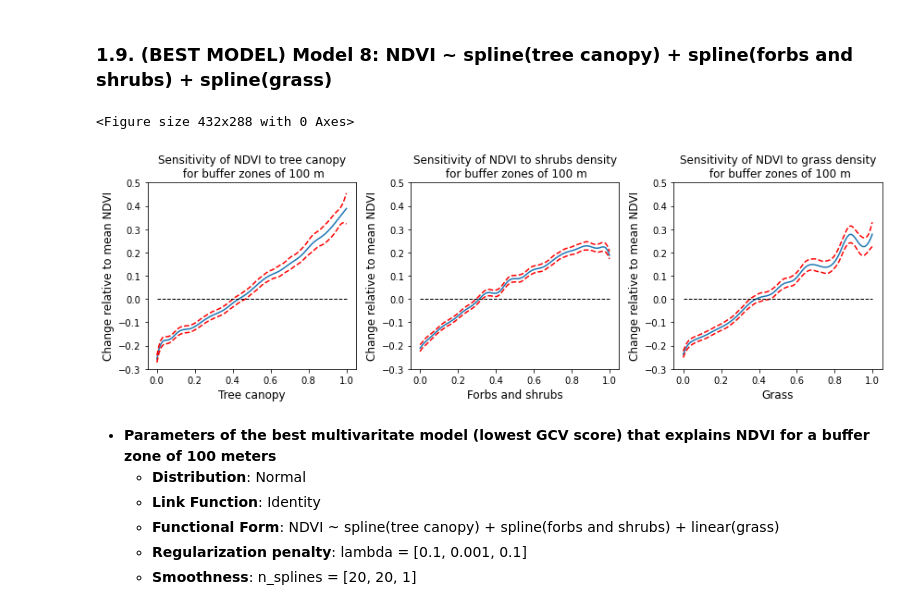
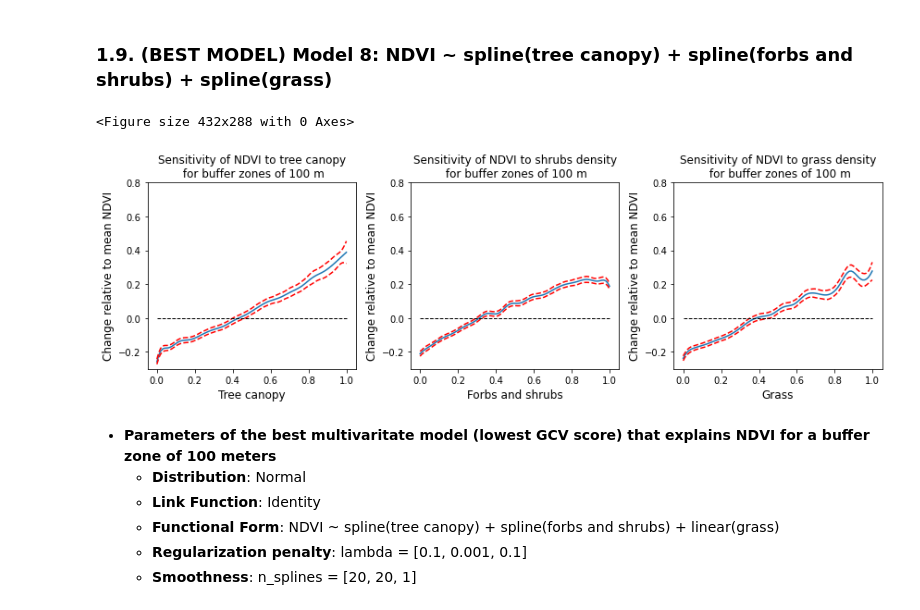
Before and after one commit to alexdelai/NDVI-dimist, a Jupyter notebook: 4_multivariate_analysis_ndvi_2.ipynb, the cells around one changed output. Saved outputs shown, nothing was run; the diff lists cells and outputs as text; code cells hidden in the pictures.

Commit message:
updated multivariate plots

```diff
--- a/4_multivariate_analysis_ndvi_2.ipynb
+++ b/4_multivariate_analysis_ndvi_2.ipynb
@@ -348,35 +348,35 @@ github.com/dswah/pyGAM/issues/163
 # %%
 ## plotting
 plt.figure();
 fig, axs = plt.subplots(1,3,figsize=(12,4));
 
 titles = ['Sensitivity of NDVI to tree canopy\n for buffer zones of 100 m',
           'Sensitivity of NDVI to shrubs density\n for buffer zones of 100 m',
           'Sensitivity of NDVI to grass density\n for buffer zones of 100 m']
 x_labels = ['Tree canopy', 'Forbs and shrubs', 'Grass']
 for i, ax in enumerate(axs):
     XX = ndvi_100_8.generate_X_grid(term=i)
     ax.plot(XX[:, i], ndvi_100_8.partial_dependence(term=i, X=XX))
     ax.plot(XX[:, i], ndvi_100_8.partial_dependence(term=i, X=XX, width=.95)[1], c='r', ls='--')
-    ax.set_ylim(-0.3, 0.5)
+    ax.set_ylim(-0.3, 0.8)
     ax.set_xticks(list(ax.get_xticks()))
     #ax.get_yaxis().get_major_formatter().set_useOffset(False)
     ax.hlines(y=0, xmin=0, xmax=1, linewidth=1, color='black', linestyle='--')
     ax.set_ylabel('Change relative to mean NDVI', fontsize=12)
     ax.set_xlabel(x_labels[i], fontsize=12)
     ax.set_title(titles[i], fontsize=12);
 
 # non-overlapping subplots
 plt.tight_layout()
 
 # save the figure
 plt.savefig('thesis_project/visualizations/modelling/multivariate/gam_ndvi_100_best_plot_2.png', dpi=300, bbox_inches='tight')
 im.open('thesis_project/visualizations/modelling/multivariate/gam_ndvi_100_best_plot_2.png').save('thesis_project/visualizations/modelling/multivariate/gam_ndvi_100_best_plot_2.bmp')
 
 plt.show()
 # %% [output]
 <Figure size 432x288 with 0 Axes>
-[figure, old version]
+[figure, new version]
 # %% [markdown]
 - **Parameters of the best multivaritate model (lowest GCV score) that explains NDVI for a buffer zone of 100 meters**
     - **Distribution**: Normal
```
Also changed, not shown: parts of 21 cells of this notebook.
